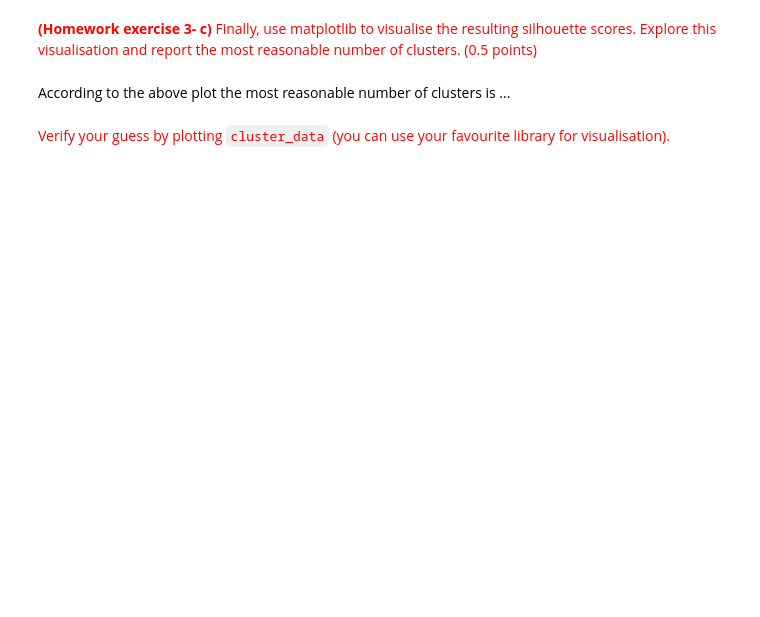
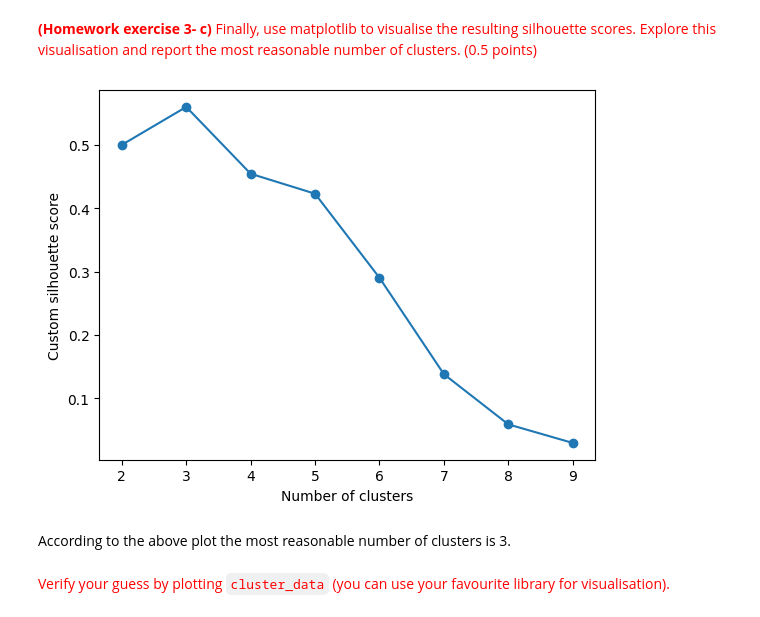
Before and after one commit to Ermolz/ml-homework02, a Jupyter notebook: 2026_Unsupervised_learning_HW.ipynb, the cells around one changed output. Cells and saved outputs as stored; diff of their text form; code cells hidden in the pictures; blank space fills up the shorter version.

```diff
--- a/2026_Unsupervised_learning_HW.ipynb
+++ b/2026_Unsupervised_learning_HW.ipynb
@@ -324,18 +364,18 @@ def get_intra_cluster_distance(point_id, cluster_data, cluster_labels, distance_
 def get_nearest_cluster_distance(point_id, cluster_data, cluster_labels, distance_matrix):
   ##### YOUR CODE STARTS #####
   # find the ids of the points not belonging to the same cluster as the point with the given point_id
-  near_cluster_points_ids = ...
+  near_cluster_points_ids = np.flatnonzero(cluster_labels != cluster_labels[point_id])
 
   #find the nearest cluster labels
-  near_cluster_labels = ...
+  near_cluster_labels = np.unique(cluster_labels[near_cluster_points_ids])
 
   #take distances between the given point and the points belonging to the other clusters
-  near_cluster_distances = ...
+  near_cluster_distances = [distance_matrix[point_id][cluster_labels == label] for label in near_cluster_labels]
 
   #compute the average distances
-  near_cluster_average_distances = ...
+  near_cluster_average_distances = [np.mean(distances) for distances in near_cluster_distances]
 
-  return ...
+  return np.min(near_cluster_average_distances)
   ##### YOUR CODE ENDS #####
 
 
@@ -347,10 +387,10 @@ def manual_silhouette_score(cluster_data, cluster_labels):
 
   for point_id in range(len(cluster_data)):
     ##### YOUR CODE STARTS #####
-    ic_dist = ...
-    nc_dist = ...
+    ic_dist = get_intra_cluster_distance(point_id, cluster_data, cluster_labels, distance_matrix)
+    nc_dist = get_nearest_cluster_distance(point_id, cluster_data, cluster_labels, distance_matrix)
     if ic_dist != 0:
-      silhouette_scores[point_id] = ...
+      silhouette_scores[point_id] = (nc_dist - ic_dist) / max(ic_dist, nc_dist)
     else:
       silhouette_scores[point_id] = 0
     ##### YOUR CODE ENDS #####
@@ -359,20 +399,20 @@ def manual_silhouette_score(cluster_data, cluster_labels):
 <font color='red'>**(Homework exercise 3- b)** Use `manual_silhouette_score` to compute silhouette score for as many clusterings as possible for the given dataset. Compare your scores to the ones computed by the scikit-learn function `silhouette_score` to make sure that your implementation works correctly. (1 point)
 # %%
 ##### YOUR CODE STARTS #####
-K_options = range(2, ...)
+K_options = range(2, len(cluster_data))
 custom_silhouette_scores = []
 
 for num_clusters in K_options:
   print(f"Number of clusters: {num_clusters}")
-  clustering = ...
+  clustering = KMeans(n_clusters = num_clusters, random_state = 111, n_init = 10).fit_predict(cluster_data)
 
   # Calculate silhouette score using manual implementation
-  custom_silhouette_score = ...
+  custom_silhouette_score = manual_silhouette_score(cluster_data, clustering)
   custom_silhouette_scores.append(custom_silhouette_score)
   print(f"Custom silhouette score: {custom_silhouette_score}")
 
   # Calculate silhouette score using scikit-learn implementation
-  sklearn_silhouette_score = ...
+  sklearn_silhouette_score = silhouette_score(cluster_data, clustering)
   print(f"scikit-learn silhouette score: {sklearn_silhouette_score}")
 
   # Compare the two scores
@@ -382,13 +440,15 @@ for num_clusters in K_options:
 <font color='red'>**(Homework exercise 3- c)** Finally, use matplotlib to visualise the resulting silhouette scores. Explore this visualisation and report the most reasonable number of clusters. (0.5 points)
 # %%
 ##### YOUR CODE STARTS #####
-...
+plt.plot(K_options, custom_silhouette_scores, marker = 'o')
 ##### YOUR CODE ENDS #####
 plt.ylabel('Custom silhouette score')
 plt.xlabel('Number of clusters')
 plt.xticks(K_options)
 plt.show()
+# %% [output]
+[figure, added]
 # %% [markdown]
-According to the above plot the most reasonable number of clusters is ...
+According to the above plot the most reasonable number of clusters is 3.
 # %% [markdown]
 <font color='red'> Verify your guess by plotting `cluster_data` (you can use your favourite library for visualisation).
```
Also changed, not shown: parts of 17 cells of this notebook.
